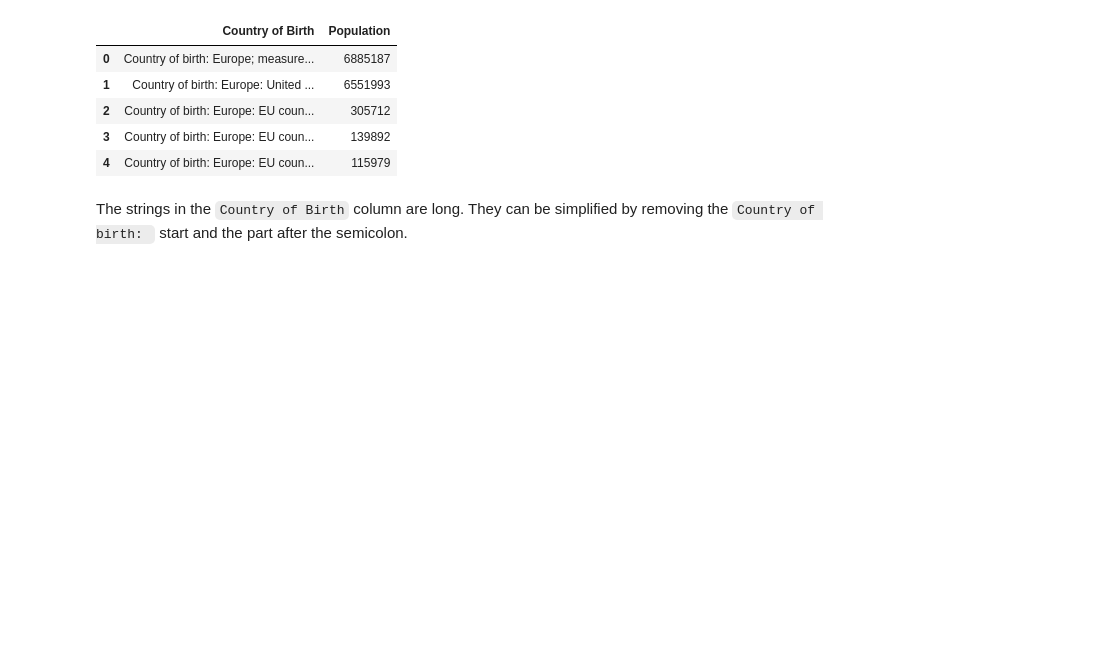
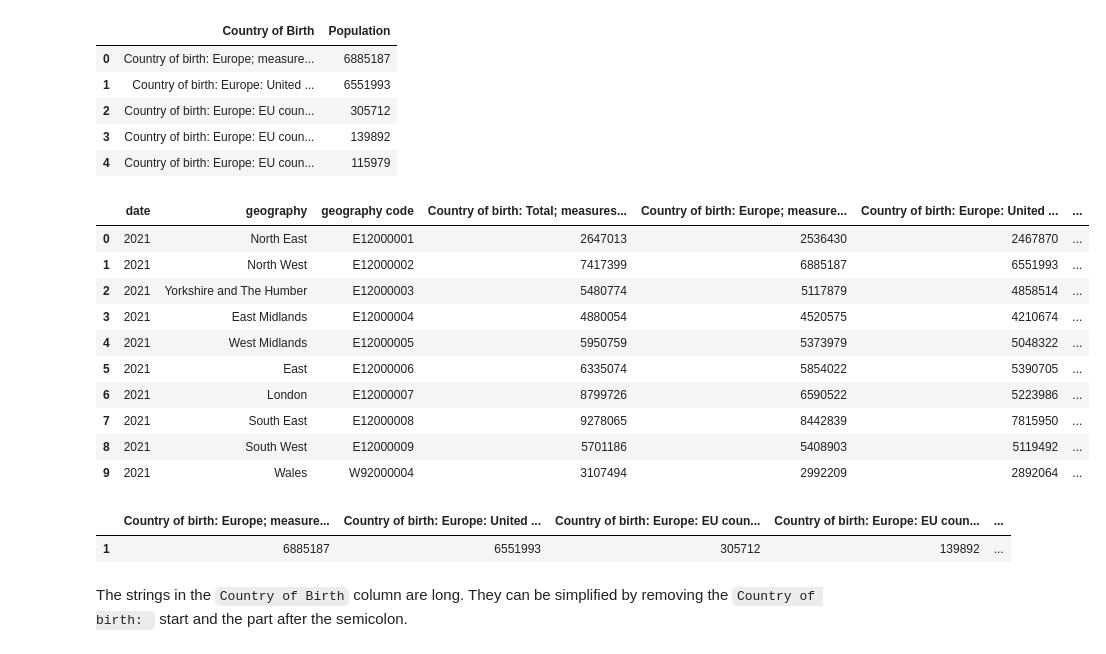
Before and after one commit to alexgregory1/work_experience_notebooks, a Jupyter notebook: notebook1.ipynb, the cells around one changed output. Drawn from its saved outputs; the diff is of its cells as text; code cells hidden in the pictures; blank space fills up the shorter version.

```diff
--- a/notebook1.ipynb
+++ b/notebook1.ipynb
@@ -76,6 +76,31 @@ north_west_data.head()
 | 2 | Country of birth: Europe: EU coun... | 305712 |
 | 3 | Country of birth: Europe: EU coun... | 139892 |
 | 4 | Country of birth: Europe: EU coun... | 115979 |
+# %%
+df
+# %% [output]
+|  | date | geography | geography code | Country of birth: Total; measures... | Country of birth: Europe; measure... | Country of birth: Europe: United ... | ... |
+| 0 | 2021 | North East | E12000001 | 2647013 | 2536430 | 2467870 | ... |
+| 1 | 2021 | North West | E12000002 | 7417399 | 6885187 | 6551993 | ... |
+| 2 | 2021 | Yorkshire and The Humber | E12000003 | 5480774 | 5117879 | 4858514 | ... |
+| 3 | 2021 | East Midlands | E12000004 | 4880054 | 4520575 | 4210674 | ... |
+| 4 | 2021 | West Midlands | E12000005 | 5950759 | 5373979 | 5048322 | ... |
+| 5 | 2021 | East | E12000006 | 6335074 | 5854022 | 5390705 | ... |
+| 6 | 2021 | London | E12000007 | 8799726 | 6590522 | 5223986 | ... |
+| 7 | 2021 | South East | E12000008 | 9278065 | 8442839 | 7815950 | ... |
+| 8 | 2021 | South West | E12000009 | 5701186 | 5408903 | 5119492 | ... |
+| 9 | 2021 | Wales | W92000004 | 3107494 | 2992209 | 2892064 | ... |
+# %%
+x = df.loc[
+        df["geography"] == "North West",
+        df.columns.drop(
+            ["date", "geography", "geography code", "Country of birth: Total; measures: Value"]
+        )
+    ]
+x
+# %% [output]
+|  | Country of birth: Europe; measure... | Country of birth: Europe: United ... | Country of birth: Europe: EU coun... | Country of birth: Europe: EU coun... | ... |
+| 1 | 6885187 | 6551993 | 305712 | 139892 | ... |
 # %% [markdown]
 The strings in the `Country of Birth` column are long. They can be simplified by removing the `Country of birth: ` start and the part after the semicolon.
 # %%
```
Also changed, not shown: parts of 3 cells of this notebook, 3 other files.
